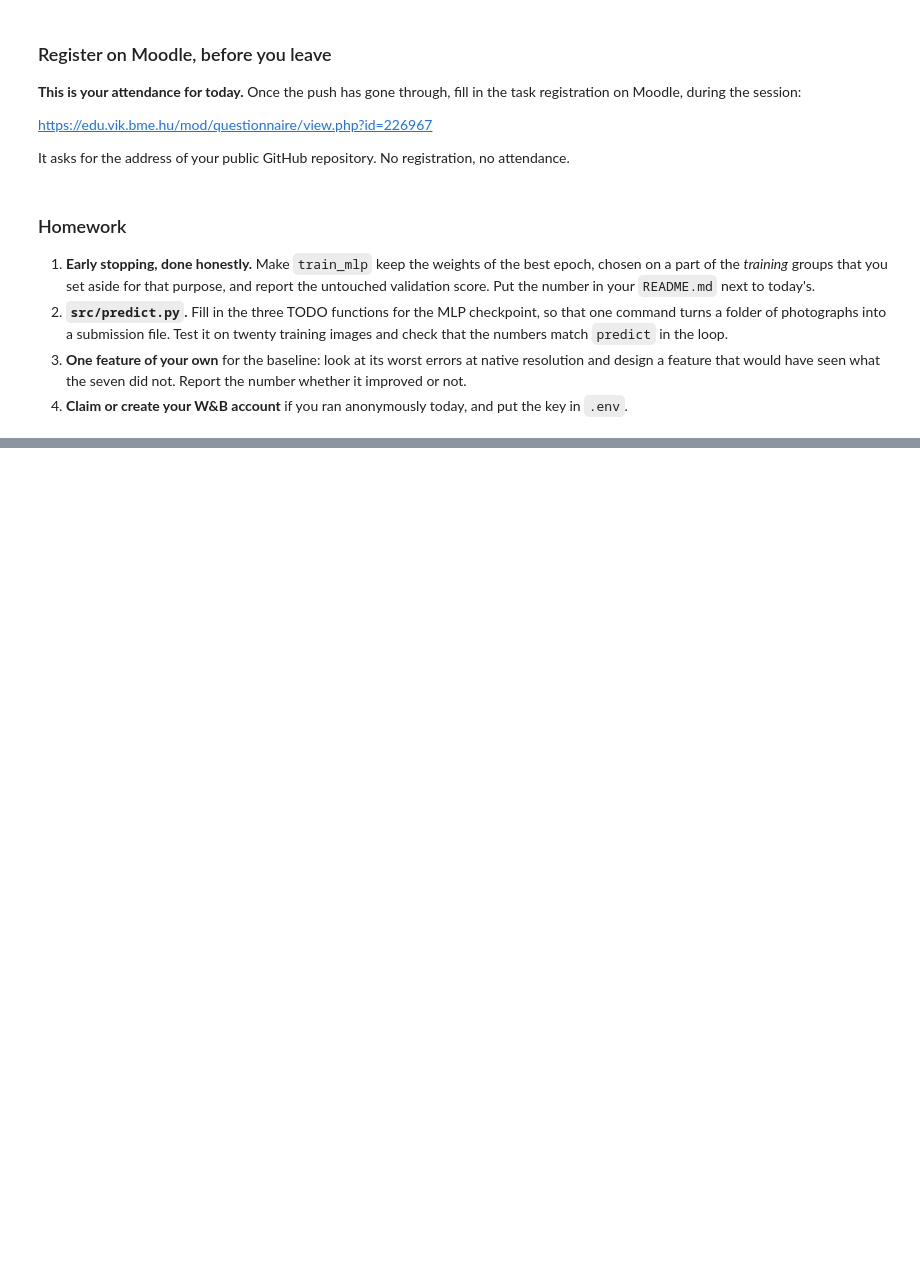
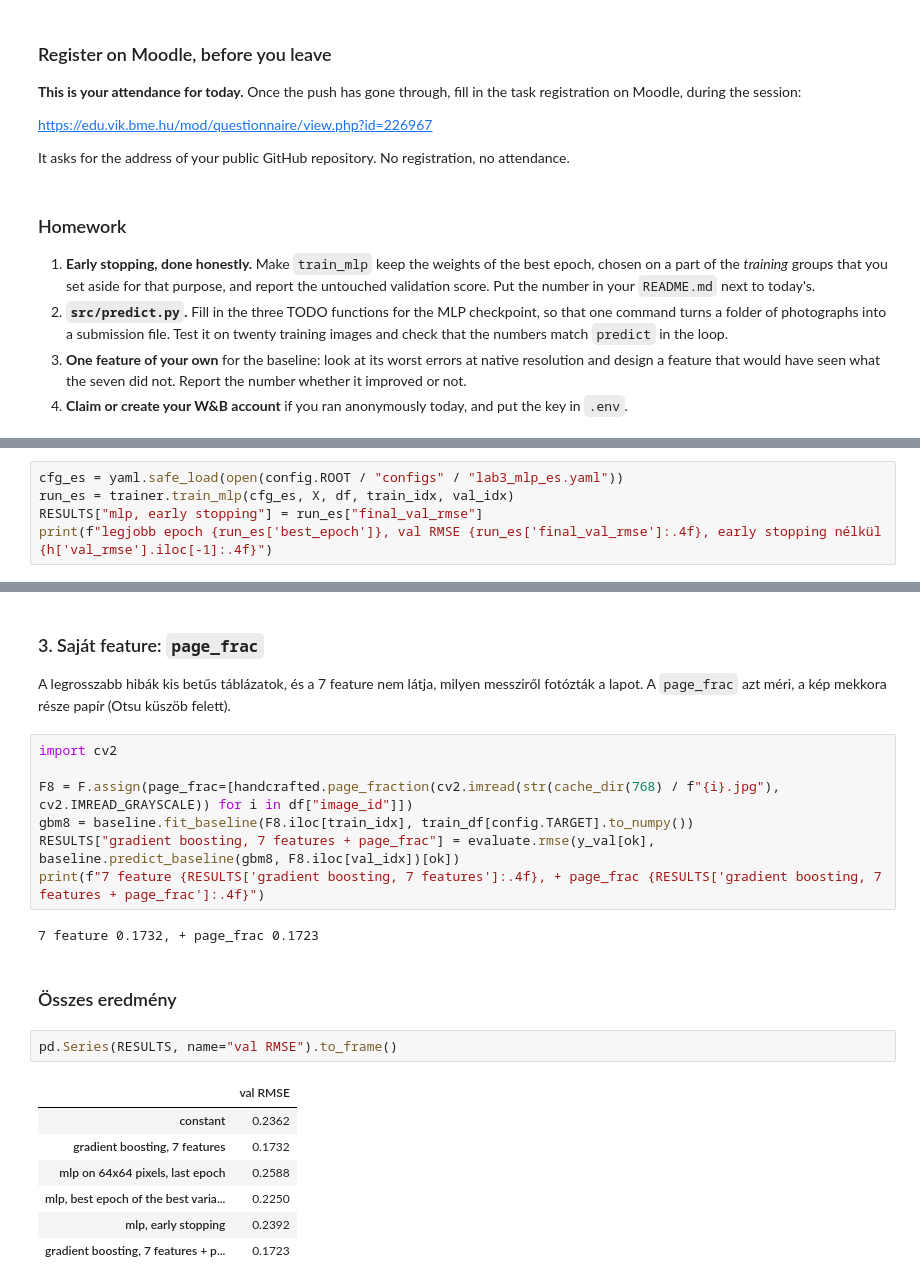
Before and after one commit to ifjzbenedek/dl2026-docphoto, a Jupyter notebook: notebooks/lab3_baseline.ipynb, the cells around one changed output, grey strips where cells are left out. Cells and saved outputs as stored; diff of their text form; blank space fills up the shorter version.

```diff
--- a/notebooks/lab3_baseline.ipynb
+++ b/notebooks/lab3_baseline.ipynb
@@ -589,0 +668,5 @@ no attendance.
+# %%
+cfg_es = yaml.safe_load(open(config.ROOT / "configs" / "lab3_mlp_es.yaml"))
+run_es = trainer.train_mlp(cfg_es, X, df, train_idx, val_idx)
+RESULTS["mlp, early stopping"] = run_es["final_val_rmse"]
+print(f"legjobb epoch {run_es['best_epoch']}, val RMSE {run_es['final_val_rmse']:.4f}, early stopping nélkül {h['val_rmse'].iloc[-1]:.4f}")
@@ -589,0 +697,25 @@ no attendance.
+# %% [markdown]
+### 3. Saját feature: `page_frac`
+
+A legrosszabb hibák kis betűs táblázatok, és a 7 feature nem látja, milyen messziről fotózták a lapot. A `page_frac` azt méri, a kép mekkora része papír (Otsu küszöb felett).
+# %%
+import cv2
+
+F8 = F.assign(page_frac=[handcrafted.page_fraction(cv2.imread(str(cache_dir(768) / f"{i}.jpg"), cv2.IMREAD_GRAYSCALE)) for i in df["image_id"]])
+gbm8 = baseline.fit_baseline(F8.iloc[train_idx], train_df[config.TARGET].to_numpy())
+RESULTS["gradient boosting, 7 features + page_frac"] = evaluate.rmse(y_val[ok], baseline.predict_baseline(gbm8, F8.iloc[val_idx])[ok])
+print(f"7 feature {RESULTS['gradient boosting, 7 features']:.4f}, + page_frac {RESULTS['gradient boosting, 7 features + page_frac']:.4f}")
+# %% [output]
+7 feature 0.1732, + page_frac 0.1723
+# %% [markdown]
+### Összes eredmény
+# %%
+pd.Series(RESULTS, name="val RMSE").to_frame()
+# %% [output]
+|  | val RMSE |
+| constant | 0.2362 |
+| gradient boosting, 7 features | 0.1732 |
+| mlp on 64x64 pixels, last epoch | 0.2588 |
+| mlp, best epoch of the best varia... | 0.2250 |
+| mlp, early stopping | 0.2392 |
+| gradient boosting, 7 features + p... | 0.1723 |
```
Also changed, not shown: parts of 16 cells of this notebook, 3 other files.
